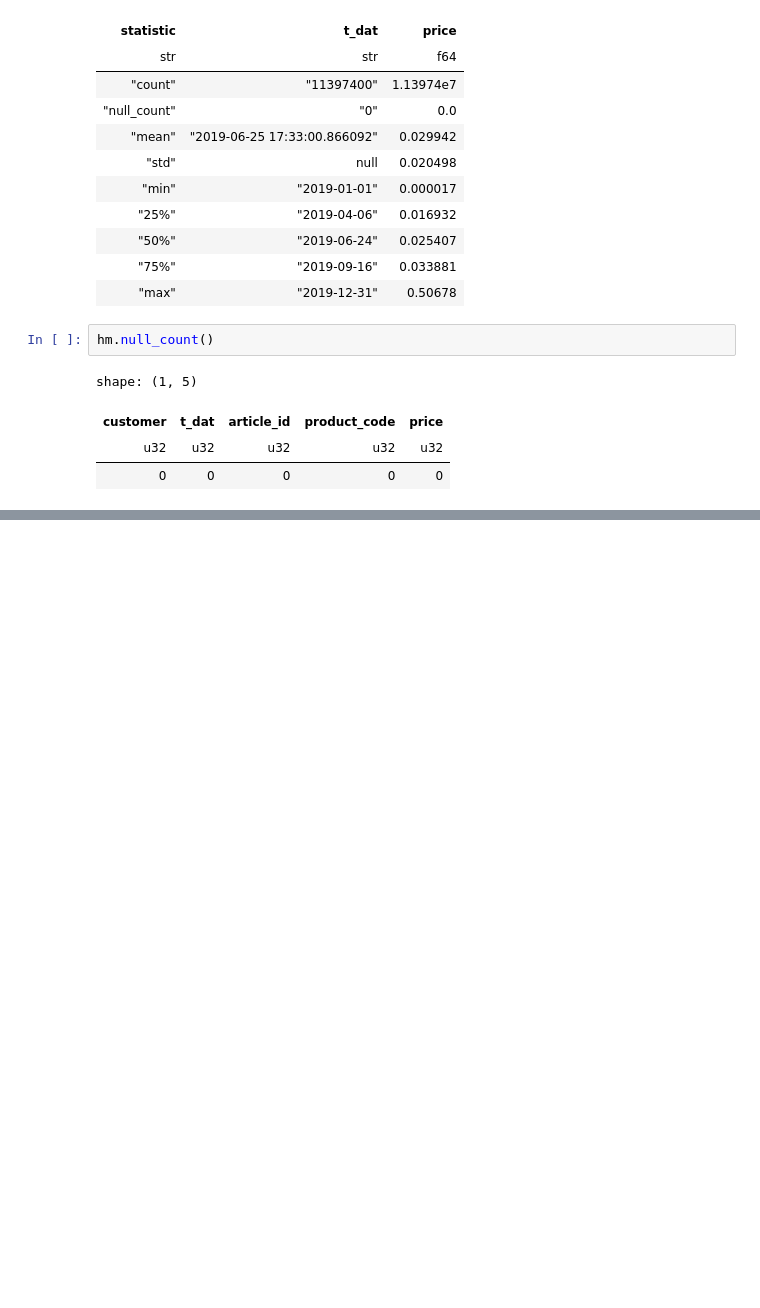
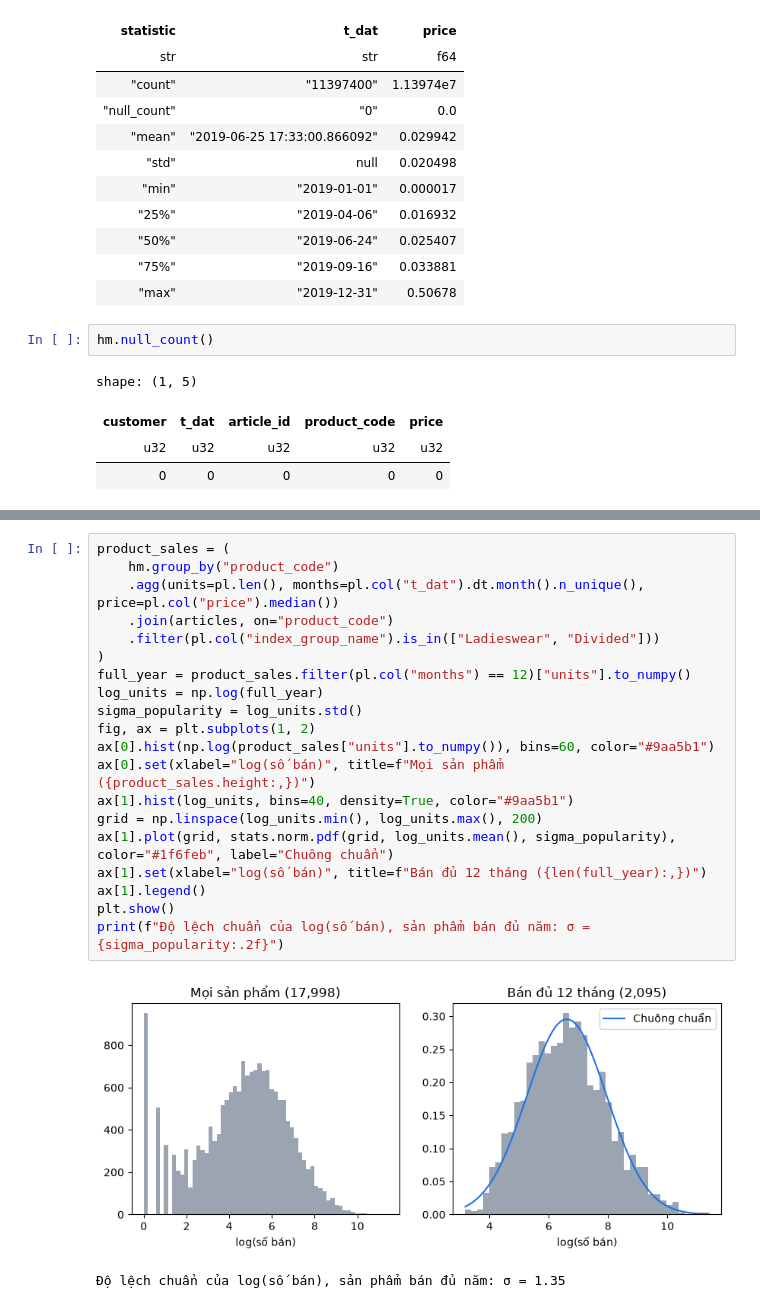
Before and after one commit to DanhTrannn/dk-ecommerce-data-platform, a Jupyter notebook: generator/notebooks/reference_datasets_eda.ipynb, the cells around one changed output, grey strips where cells are left out. Cells and saved outputs as stored; diff of their text form; blank space fills up the shorter version.

```diff
--- a/generator/notebooks/reference_datasets_eda.ipynb
+++ b/generator/notebooks/reference_datasets_eda.ipynb
@@ -834,0 +260,23 @@ print(json.dumps(parameters, ensure_ascii=False, indent=1))
+# %%
+product_sales = (
+    hm.group_by("product_code")
+    .agg(units=pl.len(), months=pl.col("t_dat").dt.month().n_unique(), price=pl.col("price").median())
+    .join(articles, on="product_code")
+    .filter(pl.col("index_group_name").is_in(["Ladieswear", "Divided"]))
+)
+full_year = product_sales.filter(pl.col("months") == 12)["units"].to_numpy()
+log_units = np.log(full_year)
+sigma_popularity = log_units.std()
+fig, ax = plt.subplots(1, 2)
+ax[0].hist(np.log(product_sales["units"].to_numpy()), bins=60, color="#9aa5b1")
+ax[0].set(xlabel="log(số bán)", title=f"Mọi sản phẩm ({product_sales.height:,})")
+ax[1].hist(log_units, bins=40, density=True, color="#9aa5b1")
+grid = np.linspace(log_units.min(), log_units.max(), 200)
+ax[1].plot(grid, stats.norm.pdf(grid, log_units.mean(), sigma_popularity), color="#1f6feb", label="Chuông chuẩn")
+ax[1].set(xlabel="log(số bán)", title=f"Bán đủ 12 tháng ({len(full_year):,})")
+ax[1].legend()
+plt.show()
+print(f"Độ lệch chuẩn của log(số bán), sản phẩm bán đủ năm: σ = {sigma_popularity:.2f}")
+# %% [output]
+[figure, added]
+Độ lệch chuẩn của log(số bán), sản phẩm bán đủ năm: σ = 1.35
```
Also changed, not shown: parts of 83 cells of this notebook, 2 other files.
